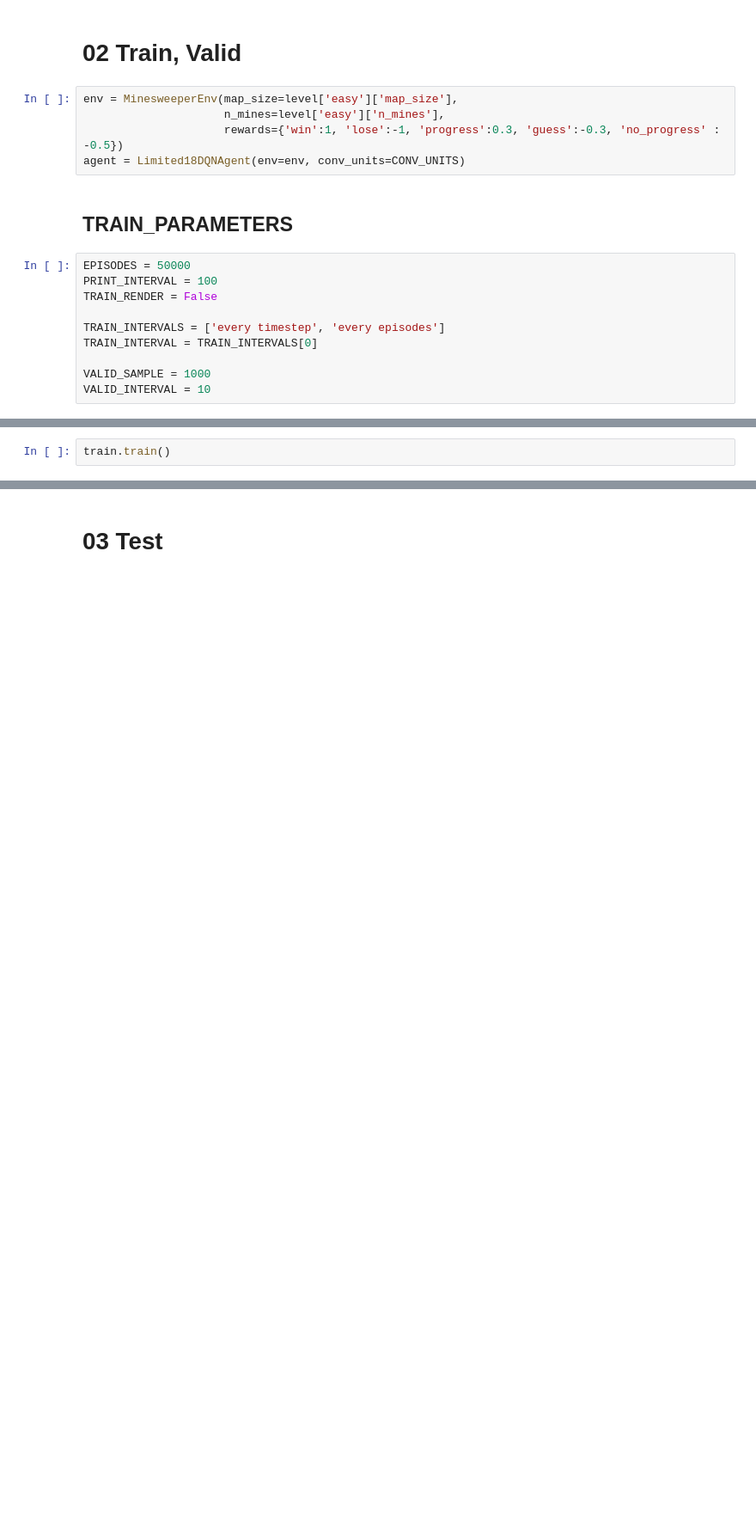
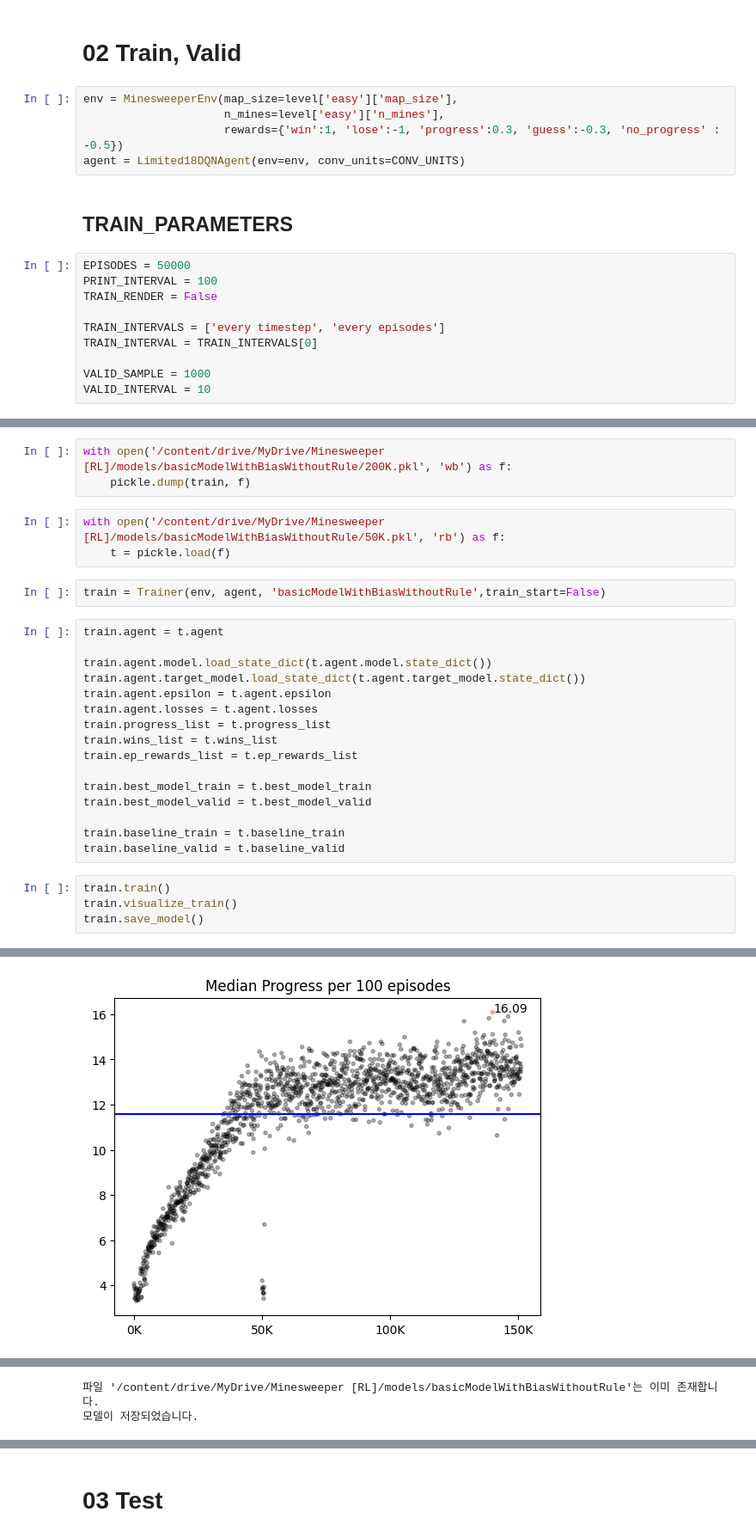
Before and after one commit to Tonnonssi/-RL-Minesweeper, a Jupyter notebook: codes/Main/lab/[lab]NoRewardswithBias.ipynb, the cells around one changed output, grey strips where cells are left out. Shown at 86% size. Saved outputs shown, nothing was run; the diff lists cells and outputs as text; blank space fills up the shorter version.

```diff
--- a/codes/Main/lab/[lab]NoRewardswithBias.ipynb
+++ b/codes/Main/lab/[lab]NoRewardswithBias.ipynb
@@ -102,2 +341,29 @@ Episode: [50000/1700], Median progress: 5.00, Median reward: -1.00, Win rate : 0
+# %%
+with open('/content/drive/MyDrive/Minesweeper [RL]/models/basicModelWithBiasWithoutRule/200K.pkl', 'wb') as f:
+    pickle.dump(train, f)
+# %%
+with open('/content/drive/MyDrive/Minesweeper [RL]/models/basicModelWithBiasWithoutRule/50K.pkl', 'rb') as f:
+    t = pickle.load(f)
+# %%
+train = Trainer(env, agent, 'basicModelWithBiasWithoutRule',train_start=False)
+# %%
+train.agent = t.agent
+
+train.agent.model.load_state_dict(t.agent.model.state_dict())
+train.agent.target_model.load_state_dict(t.agent.target_model.state_dict())
+train.agent.epsilon = t.agent.epsilon
+train.agent.losses = t.agent.losses
+train.progress_list = t.progress_list
+train.wins_list = t.wins_list
+train.ep_rewards_list = t.ep_rewards_list
+
+train.best_model_train = t.best_model_train
+train.best_model_valid = t.best_model_valid
+
+train.baseline_train = t.baseline_train
+train.baseline_valid = t.baseline_valid
 # %%
 train.train()
+train.visualize_train()
+train.save_model()
+# %% [output]
@@ -103,0 +387 @@ train.train()
+[figure, added]
@@ -103,0 +391,2 @@ train.train()
+파일 '/content/drive/MyDrive/Minesweeper [RL]/models/basicModelWithBiasWithoutRule'는 이미 존재합니다.
+모델이 저장되었습니다.
```
Also changed, not shown: parts of 6 cells of this notebook, 6 other files.
